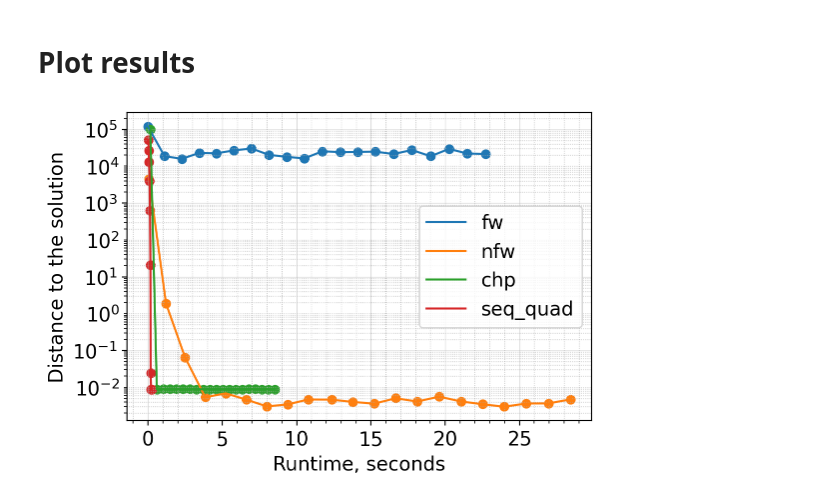
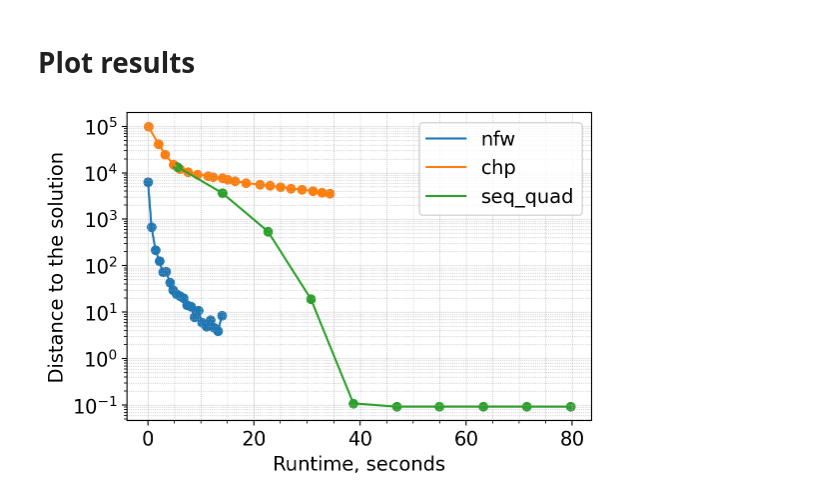
Before and after one commit to niquepolice/mmo_tm, a Jupyter notebook: compare_algs.ipynb, the cells around one changed output. Cells and saved outputs as stored; diff of their text form; code cells hidden in the pictures.

```diff
--- a/compare_algs.ipynb
+++ b/compare_algs.ipynb
@@ -32,13 +32,13 @@ plt.rcParams.update({'font.size': 14})
 # %%
 networks_path = Path("./TransportationNetworks")
 
-folder = "SiouxFalls"
-net_name = "SiouxFalls_net"
-traffic_mat_name = "SiouxFalls_trips"
+# folder = "SiouxFalls"
+# net_name = "SiouxFalls_net"
+# traffic_mat_name = "SiouxFalls_trips"
 
-# folder = "Anaheim"
-# net_name = "Anaheim_net"
-# traffic_mat_name = "Anaheim_trips"
+folder = "Anaheim"
+net_name = "Anaheim_net"
+traffic_mat_name = "Anaheim_trips"
 
 # folder = "Barcelona"
 # net_name = "Barcelona_net"
@@ -225,41 +261,44 @@ with open(f"experiments_data/{dirname}/{dirname}.json", "w+") as fp:
 # %%
 with open(f"experiments_data/{dirname}/{dirname}.json", "r") as fp:
     data: dict = json.load(fp)
 
 plt.figure(figsize=(6,4))
 
 true_fl = data["nfw"]["flows"]
 
 for model_name, vals in data.items():
-    time_list = vals["time_log"]
+    try:
+        time_list = vals["time_log"]
 
-    if not "quad" in model_name:
-        n = len(time_list) // 20
-    else:
-        n = 1
+        if not "quad" in model_name:
+            n = len(time_list) // 20
+        else:
+            n = 1
 
-    time_log = np.array(time_list[::n])
+        time_log = np.array(time_list[::n])
 
-    plt.plot(time_log, vals["flows_diff"][::n], label=model_name)
-    plt.scatter(time_log, vals["flows_diff"][::n])
+        plt.plot(time_log, vals["flows_diff"][::n], label=model_name)
+        plt.scatter(time_log, vals["flows_diff"][::n])
+    except:
+        pass
 
 plt.minorticks_on()
 plt.yscale("log")
 
 plt.ylabel("Distance to the solution")
 plt.xlabel("Runtime, seconds")
 
 minor_locator = LogLocator(base=10.0, subs=np.arange(1.0, 10.0) * 0.1, numticks=12)
 plt.gca().yaxis.set_minor_locator(minor_locator)
 
 plt.grid(which='major', linestyle='-', linewidth='0.5', alpha=0.5)
 plt.grid(which='minor', linestyle=':', linewidth='0.5', alpha=1)
 
 plt.legend()
 
 plt.savefig(f"experiments_data/{dirname}/{folder}_flow_dist.pdf", bbox_inches="tight")
 # %% [output]
-[figure, old version]
+[figure, new version]
 # %%
 plt.clf()
 plt.figure(figsize=(6,4))
```
Also changed, not shown: parts of 18 cells of this notebook, 5 other files.
